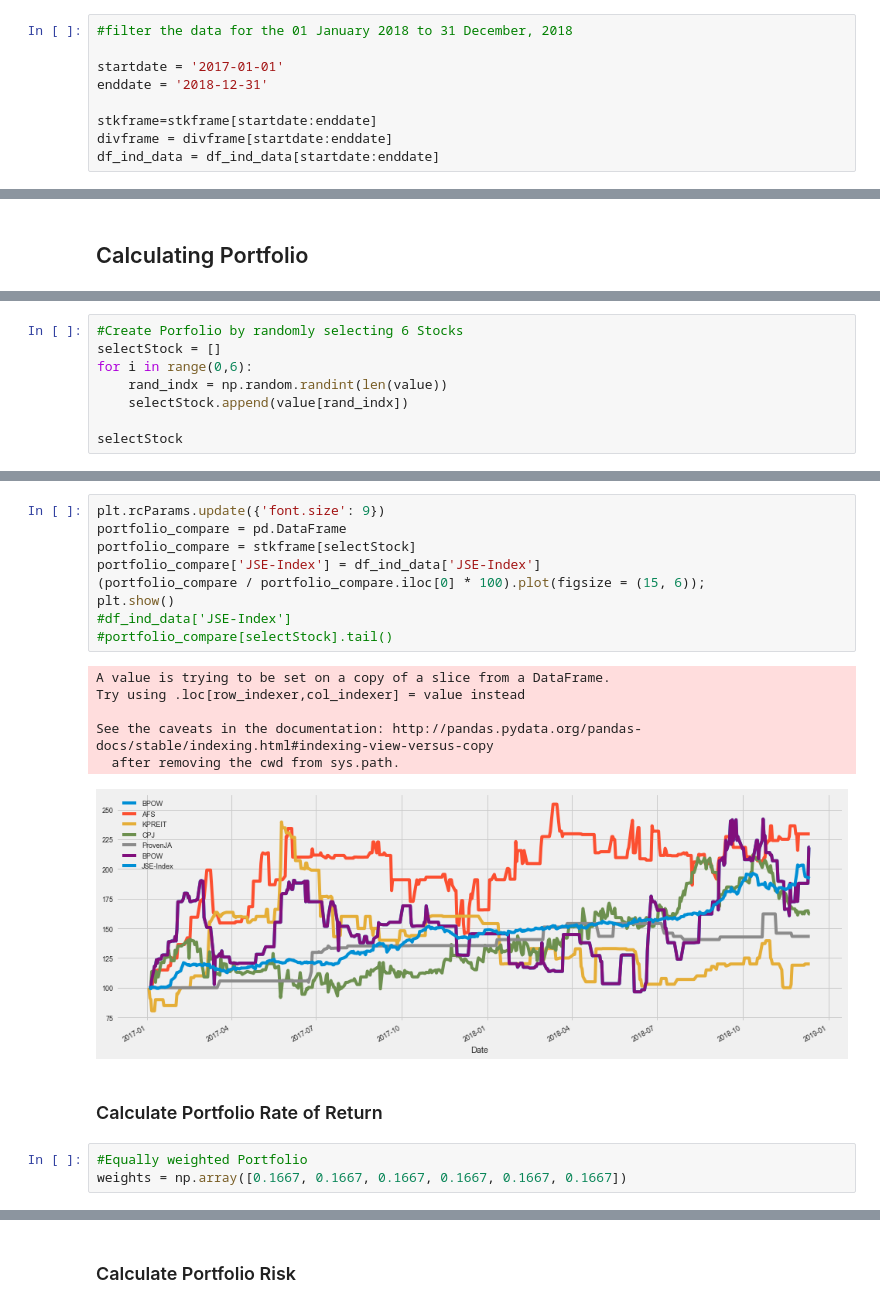
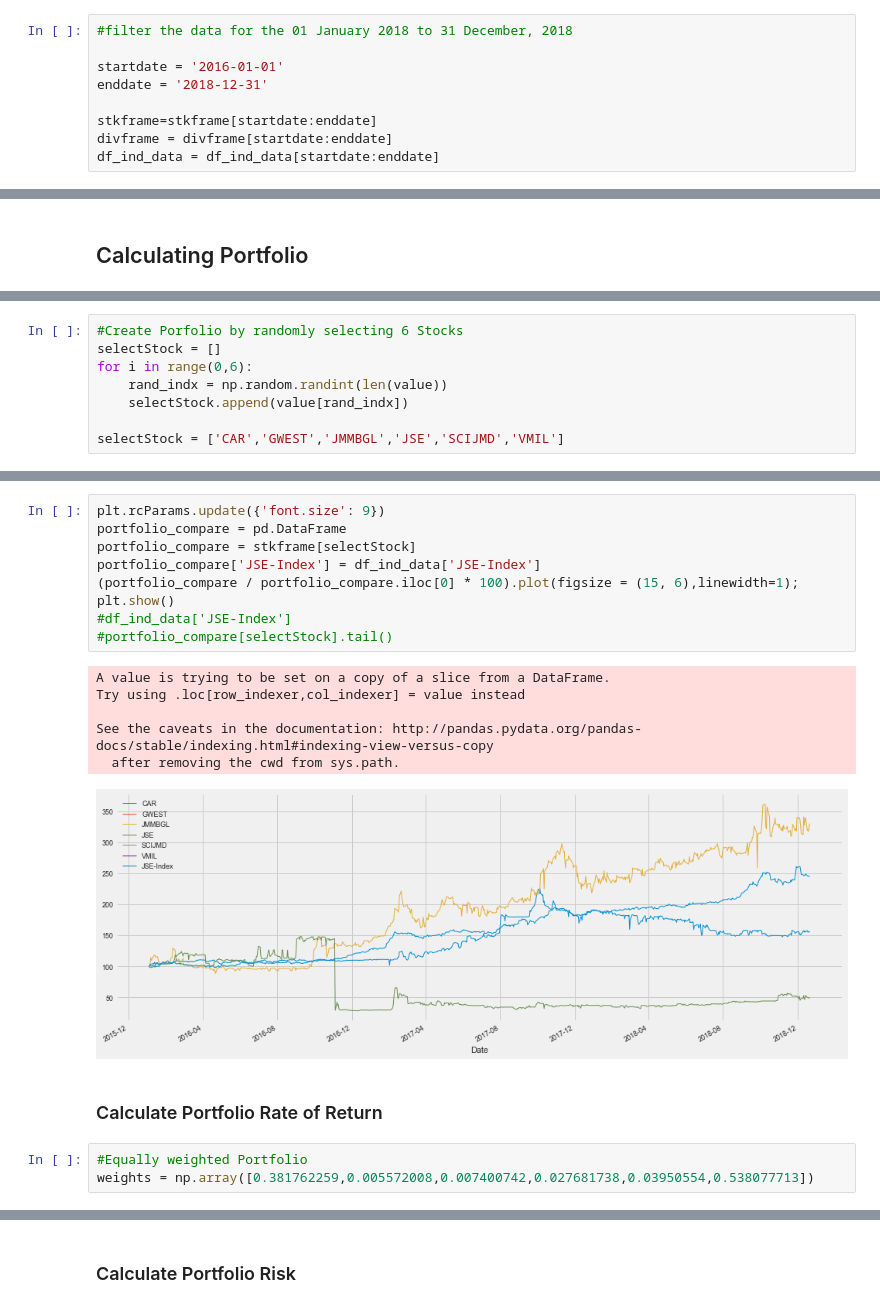
Before and after one commit to romwhyte/jsestockanalysis, a Jupyter notebook: stock analysis.ipynb, the cells around one changed output, grey strips where cells are left out. Saved outputs shown, nothing was run; the diff lists cells and outputs as text.

Commit message:
Add Readme and update stock analysis

```diff
--- a/stock analysis.ipynb
+++ b/stock analysis.ipynb
@@ -403,7 +407,7 @@ Series([], Name: SCIJMD, dtype: float64)
 # %%
 #filter the data for the 01 January 2018 to 31 December, 2018
 
-startdate = '2017-01-01'
+startdate = '2016-01-01'
 enddate = '2018-12-31'
 
 stkframe=stkframe[startdate:enddate]
@@ -997,4 +1019,4 @@ for i in range(0,6):
     rand_indx = np.random.randint(len(value))
     selectStock.append(value[rand_indx])
 
-selectStock
+selectStock = ['CAR','GWEST','JMMBGL','JSE','SCIJMD','VMIL']
@@ -1015,24 +1035,24 @@ rate_return[selectStock].describe()
 # %%
 plt.rcParams.update({'font.size': 9})
 portfolio_compare = pd.DataFrame
 portfolio_compare = stkframe[selectStock]
 portfolio_compare['JSE-Index'] = df_ind_data['JSE-Index']
-(portfolio_compare / portfolio_compare.iloc[0] * 100).plot(figsize = (15, 6));
+(portfolio_compare / portfolio_compare.iloc[0] * 100).plot(figsize = (15, 6),linewidth=1);
 plt.show()
 #df_ind_data['JSE-Index']
 #portfolio_compare[selectStock].tail()
 # %% [output]
 A value is trying to be set on a copy of a slice from a DataFrame.
 Try using .loc[row_indexer,col_indexer] = value instead
 
 See the caveats in the documentation: http://pandas.pydata.org/pandas-docs/stable/indexing.html#indexing-view-versus-copy
   after removing the cwd from sys.path.
-[figure, old version]
+[figure, new version]
 # %% [markdown]
 <h3> Calculate Portfolio Rate of Return </h3>
 # %%
 #Equally weighted Portfolio
-weights = np.array([0.1667, 0.1667, 0.1667, 0.1667, 0.1667, 0.1667])
+weights = np.array([0.381762259,0.005572008,0.007400742,0.027681738,0.03950554,0.538077713])
 # %%
 pfolio_rate_return = str(round(np.dot(avg_returns[selectStock], weights),5) * 100) + "%"
 'Returns on Porfolio :' + pfolio_rate_return
```
Also changed, not shown: parts of 65 cells of this notebook, 3 other files.
